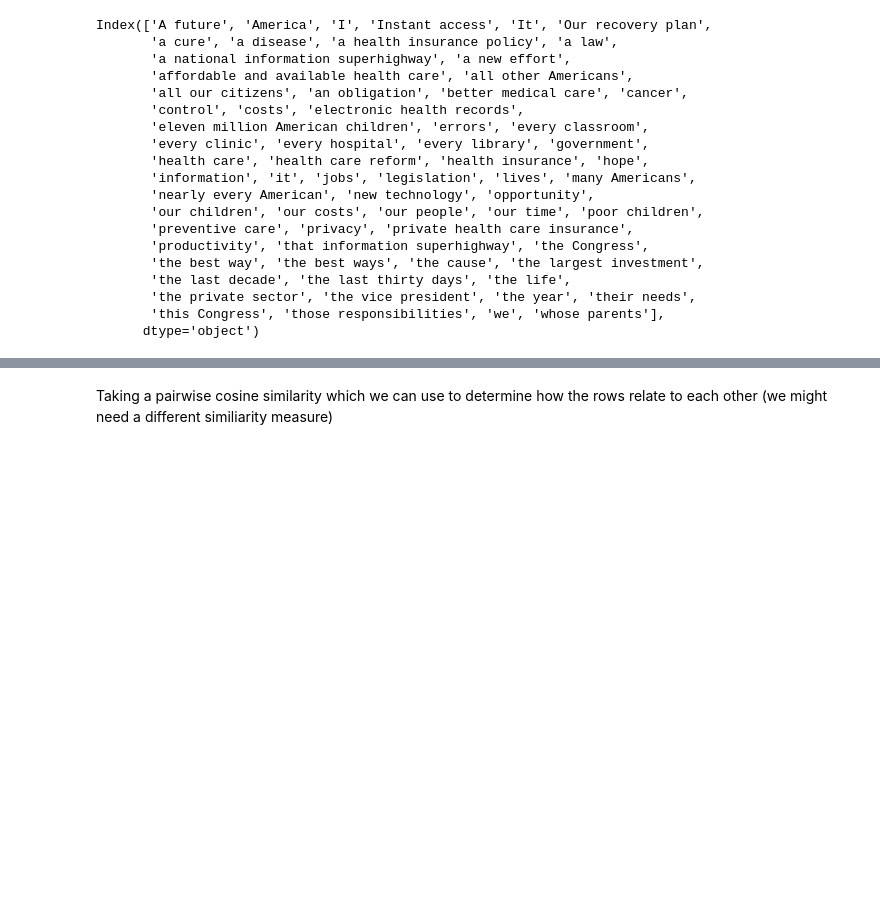
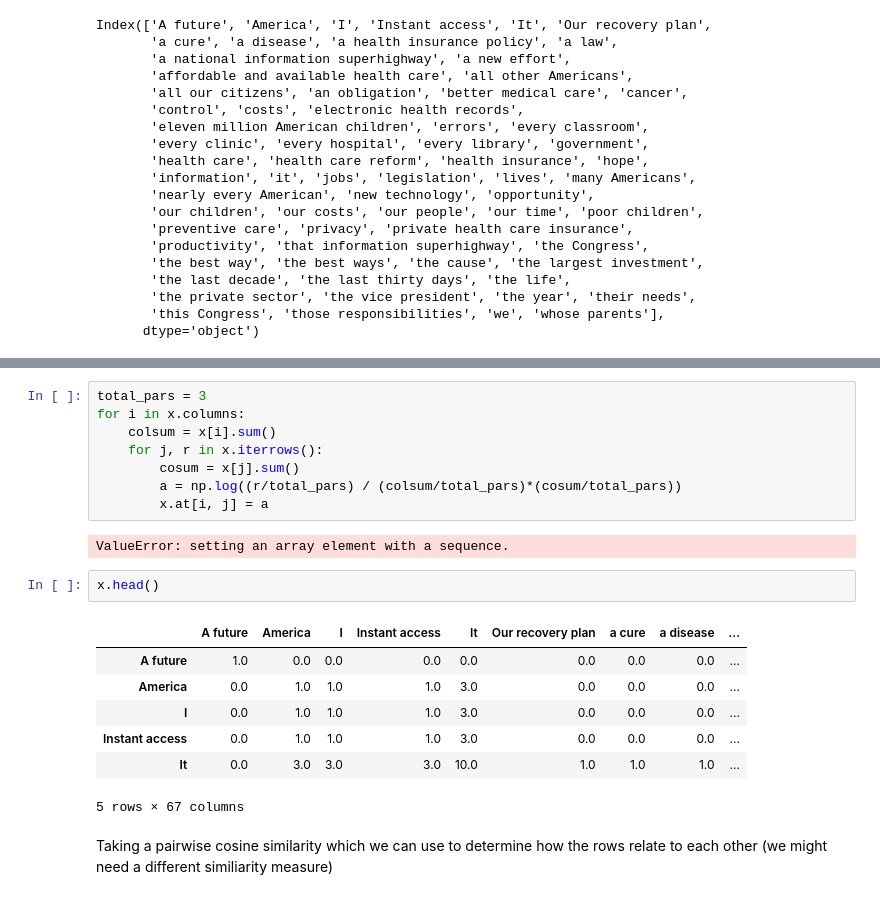
Before and after one commit to marioamz/State-of-the-Unions, a Jupyter notebook: Chunking.ipynb, the cells around one changed output, grey strips where cells are left out. Saved outputs shown, nothing was run; the diff lists cells and outputs as text; blank space fills up the shorter version.

```diff
--- a/Chunking.ipynb
+++ b/Chunking.ipynb
@@ -284,3 +324,23 @@ Index(['A future', 'America', 'I', 'Instant access', 'It', 'Our recovery plan',
+# %%
+total_pars = 3
+for i in x.columns:
+    colsum = x[i].sum()
+    for j, r in x.iterrows():
+        cosum = x[j].sum()
+        a = np.log((r/total_pars) / (colsum/total_pars)*(cosum/total_pars))
+        x.at[i, j] = a
+# %% [output]
+ValueError: setting an array element with a sequence.
+# %%
+x.head()
+# %% [output]
+|  | A future | America | I | Instant access | It | Our recovery plan | a cure | a disease | ... |
+| A future | 1.0 | 0.0 | 0.0 | 0.0 | 0.0 | 0.0 | 0.0 | 0.0 | ... |
+| America | 0.0 | 1.0 | 1.0 | 1.0 | 3.0 | 0.0 | 0.0 | 0.0 | ... |
+| I | 0.0 | 1.0 | 1.0 | 1.0 | 3.0 | 0.0 | 0.0 | 0.0 | ... |
+| Instant access | 0.0 | 1.0 | 1.0 | 1.0 | 3.0 | 0.0 | 0.0 | 0.0 | ... |
+| It | 0.0 | 3.0 | 3.0 | 3.0 | 10.0 | 1.0 | 1.0 | 1.0 | ... |
+5 rows × 67 columns
 # %% [markdown]
 Taking a pairwise cosine similarity which we can use to determine how the rows relate to each other (we might need a different similiarity measure)
 # %%
```
Also changed, not shown: parts of 5 cells of this notebook.
